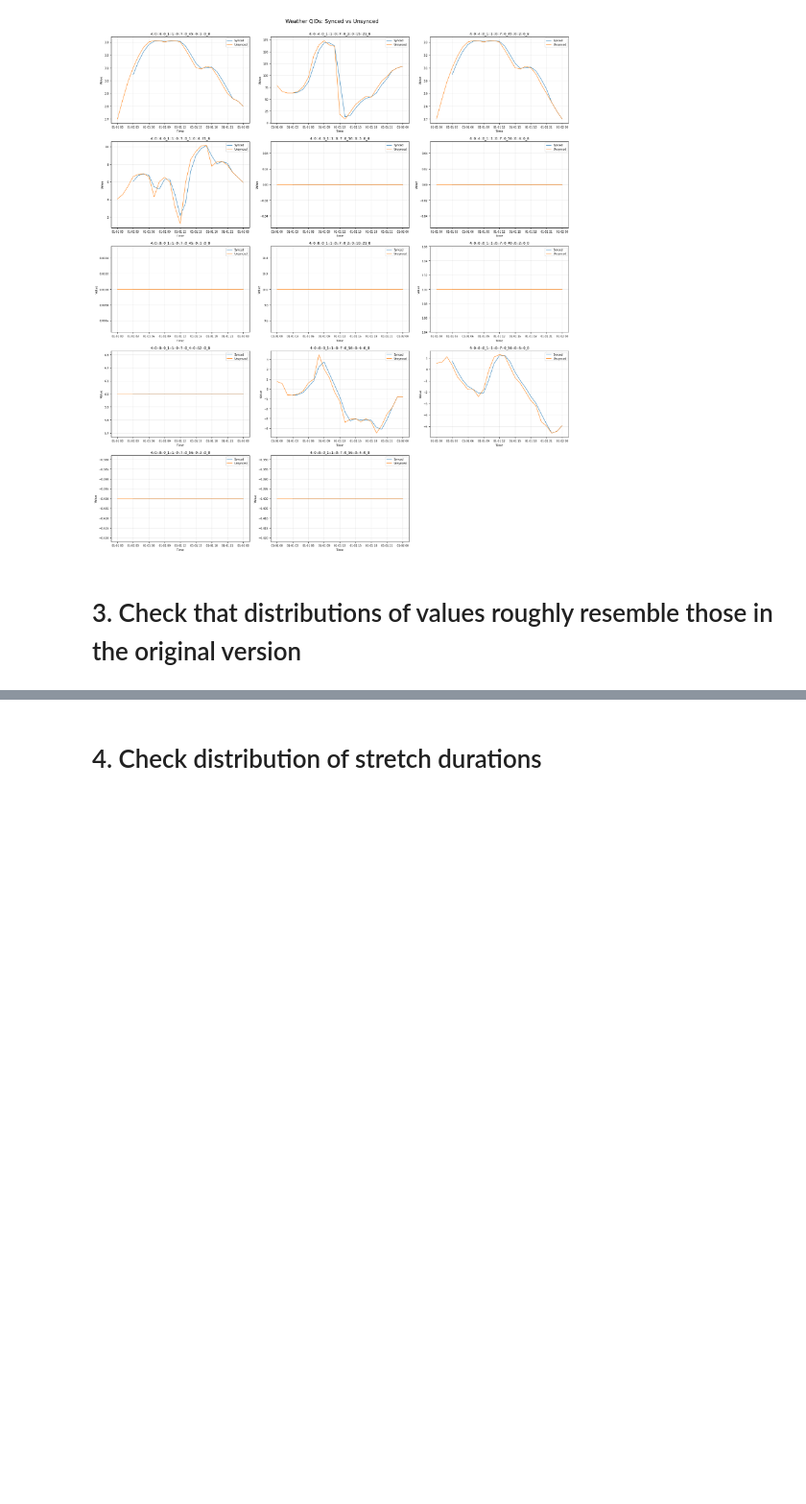
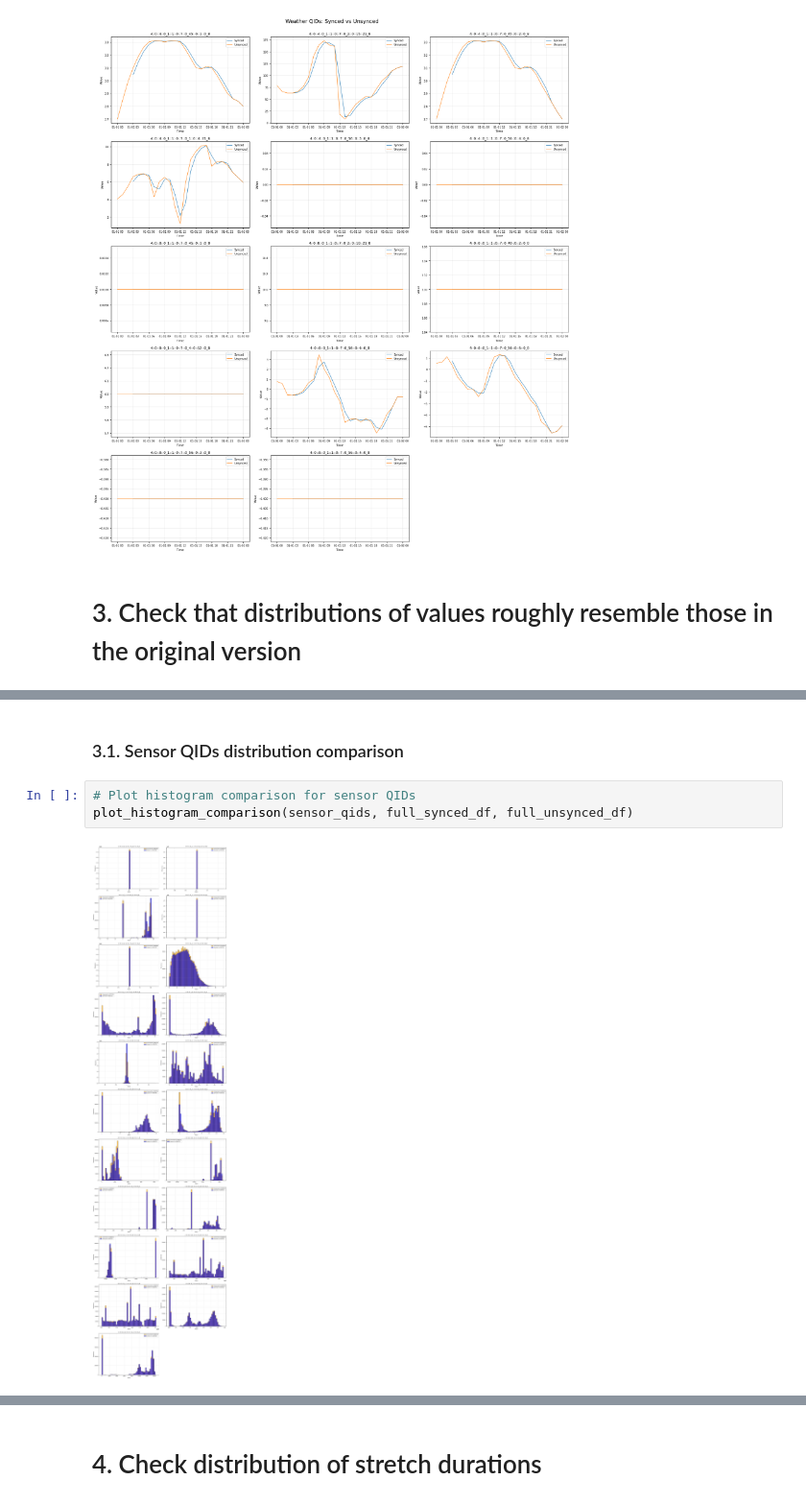
Before and after one commit to AugustBjerg/Master-s-thesis, a Jupyter notebook: code/data/cleaning-scripts/notebooks/post_sync_explore.ipynb, the cells around one changed output, grey strips where cells are left out. Shown at 96% size. Cells and saved outputs as stored; diff of their text form; blank space fills up the shorter version.

```diff
--- a/code/data/cleaning-scripts/notebooks/post_sync_explore.ipynb
+++ b/code/data/cleaning-scripts/notebooks/post_sync_explore.ipynb
@@ -280,0 +326,7 @@ plot_qid_grid(weather_qids, full_synced_df, full_unsynced_df, start_time, end_ti
+# %% [markdown]
+### 3.1. Sensor QIDs distribution comparison
+# %%
+# Plot histogram comparison for sensor QIDs
+plot_histogram_comparison(sensor_qids, full_synced_df, full_unsynced_df)
+# %% [output]
+[figure, added]
```
Also changed, not shown: parts of 6 cells of this notebook.
